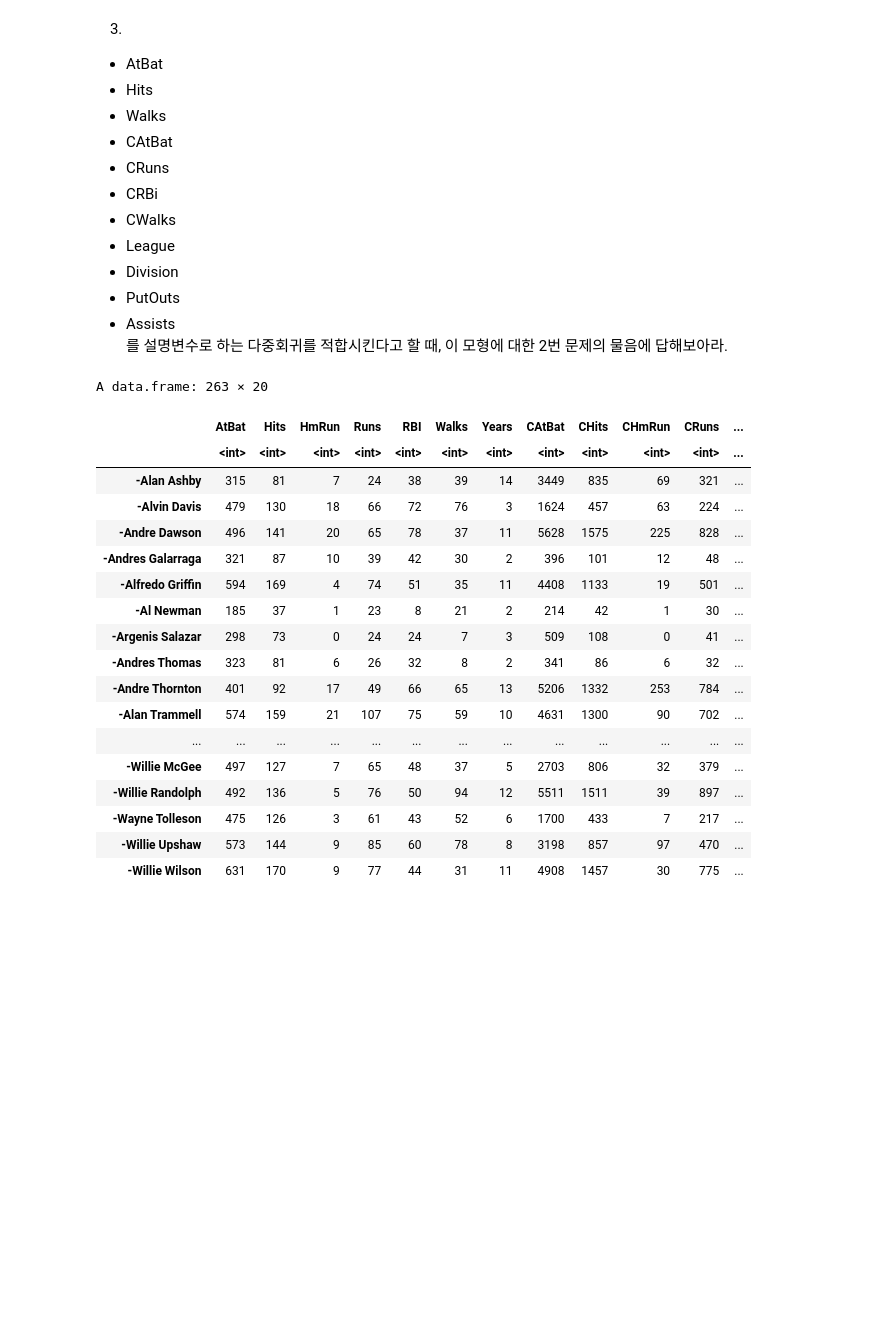
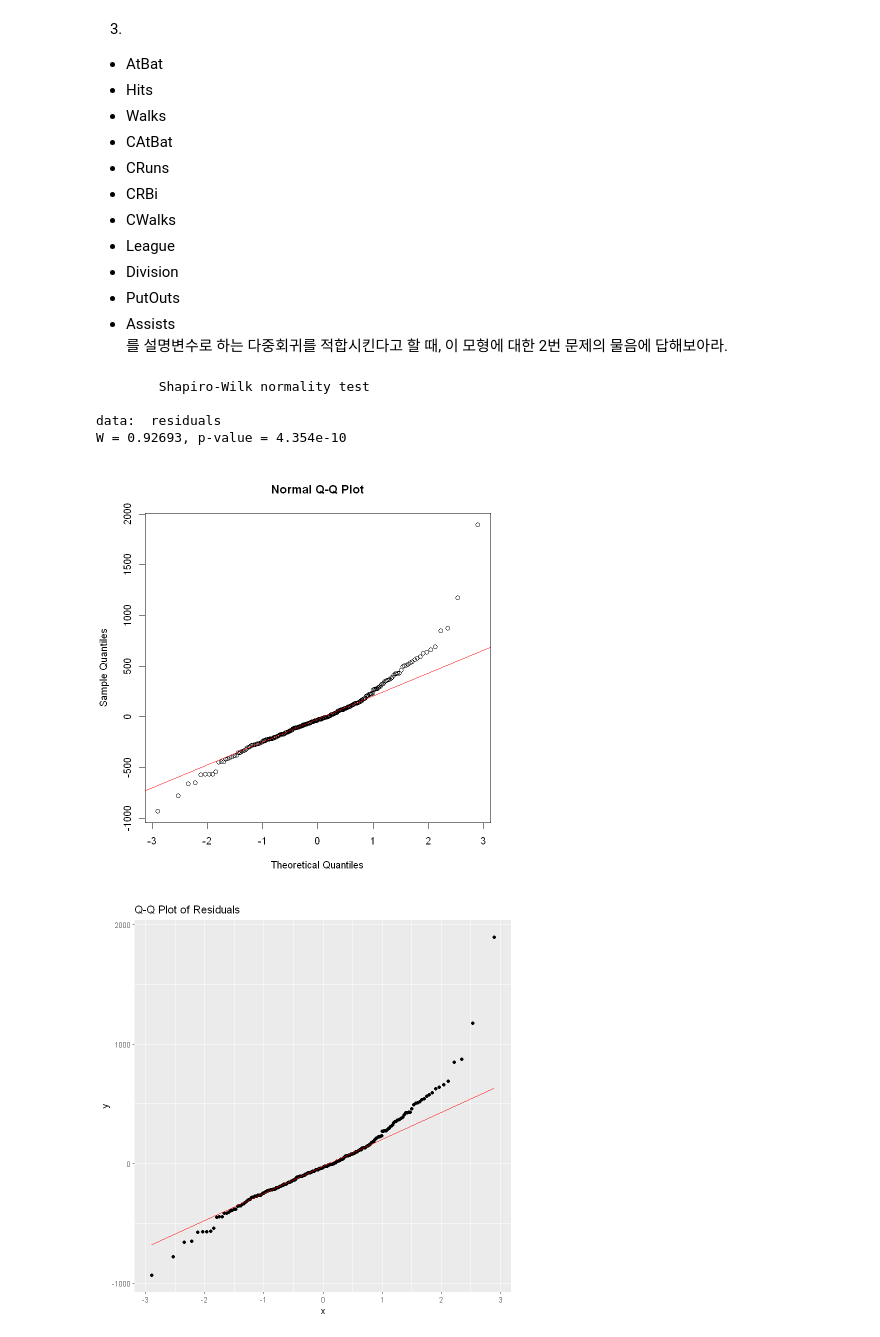
Before and after one commit to barkle2/KNOU, a Jupyter notebook: [5-1]데이터분석방법론(1)/기말.ipynb, the cells around one changed output. Cells and saved outputs as stored; diff of their text form; code cells hidden in the pictures; blank space fills up the shorter version.

```diff
--- a/[5-1]데이터분석방법론(1)/기말.ipynb
+++ b/[5-1]데이터분석방법론(1)/기말.ipynb
@@ -1084,25 +1072,30 @@ Outliers (Standardized Residuals > 2): 21 63 77 84 127 173 183 200 201 209 222 2
   - PutOuts
   - Assists
 를 설명변수로 하는 다중회귀를 적합시킨다고 할 때, 이 모형에 대한 2번 문제의 물음에 답해보아라.
-# %%
-Hitters
-# %% [output]
-A data.frame: 263 × 20
-|  | AtBat | Hits | HmRun | Runs | RBI | Walks | Years | CAtBat | CHits | CHmRun | CRuns | ... |
-|  | <int> | <int> | <int> | <int> | <int> | <int> | <int> | <int> | <int> | <int> | <int> | ... |
-| -Alan Ashby | 315 | 81 | 7 | 24 | 38 | 39 | 14 | 3449 | 835 | 69 | 321 | ... |
-| -Alvin Davis | 479 | 130 | 18 | 66 | 72 | 76 | 3 | 1624 | 457 | 63 | 224 | ... |
-| -Andre Dawson | 496 | 141 | 20 | 65 | 78 | 37 | 11 | 5628 | 1575 | 225 | 828 | ... |
-| -Andres Galarraga | 321 | 87 | 10 | 39 | 42 | 30 | 2 | 396 | 101 | 12 | 48 | ... |
-| -Alfredo Griffin | 594 | 169 | 4 | 74 | 51 | 35 | 11 | 4408 | 1133 | 19 | 501 | ... |
-| -Al Newman | 185 | 37 | 1 | 23 | 8 | 21 | 2 | 214 | 42 | 1 | 30 | ... |
-| -Argenis Salazar | 298 | 73 | 0 | 24 | 24 | 7 | 3 | 509 | 108 | 0 | 41 | ... |
-| -Andres Thomas | 323 | 81 | 6 | 26 | 32 | 8 | 2 | 341 | 86 | 6 | 32 | ... |
-| -Andre Thornton | 401 | 92 | 17 | 49 | 66 | 65 | 13 | 5206 | 1332 | 253 | 784 | ... |
-| -Alan Trammell | 574 | 159 | 21 | 107 | 75 | 59 | 10 | 4631 | 1300 | 90 | 702 | ... |
-| ... | ... | ... | ... | ... | ... | ... | ... | ... | ... | ... | ... | ... |
-| -Willie McGee | 497 | 127 | 7 | 65 | 48 | 37 | 5 | 2703 | 806 | 32 | 379 | ... |
-| -Willie Randolph | 492 | 136 | 5 | 76 | 50 | 94 | 12 | 5511 | 1511 | 39 | 897 | ... |
-| -Wayne Tolleson | 475 | 126 | 3 | 61 | 43 | 52 | 6 | 1700 | 433 | 7 | 217 | ... |
-| -Willie Upshaw | 573 | 144 | 9 | 85 | 60 | 78 | 8 | 3198 | 857 | 97 | 470 | ... |
-| -Willie Wilson | 631 | 170 | 9 | 77 | 44 | 31 | 11 | 4908 | 1457 | 30 | 775 | ... |
+# %%
+# 최종 적합식 모델 생성
+final_model = lm(Salary ~ AtBat + Hits + Walks + CAtBat + CRuns + CRBI + CWalks + League + Division + PutOuts + Assists, data = Hitters)
+
+# 잔차 추출
+residuals = residuals(final_model)
+
+# Q-Q 플롯 생성
+qqnorm(residuals)
+qqline(residuals, col = "red")
+
+# Shapiro-Wilk 테스트
+shapiro_test = shapiro.test(residuals)
+print(shapiro_test)
+
+# 추가적으로 잔차의 정규성을 위한 Q-Q 플롯 (ggplot2 사용)
+ggplot(data.frame(residuals), aes(sample = residuals)) +
+  stat_qq() +
+  stat_qq_line(col = "red") +
+  ggtitle("Q-Q Plot of Residuals")
+# %% [output]
+        Shapiro-Wilk normality test
+
+data:  residuals
+W = 0.92693, p-value = 4.354e-10
+[figure, added]
+[figure, added]
```
Also changed, not shown: parts of 13 cells of this notebook, 48 other files.
